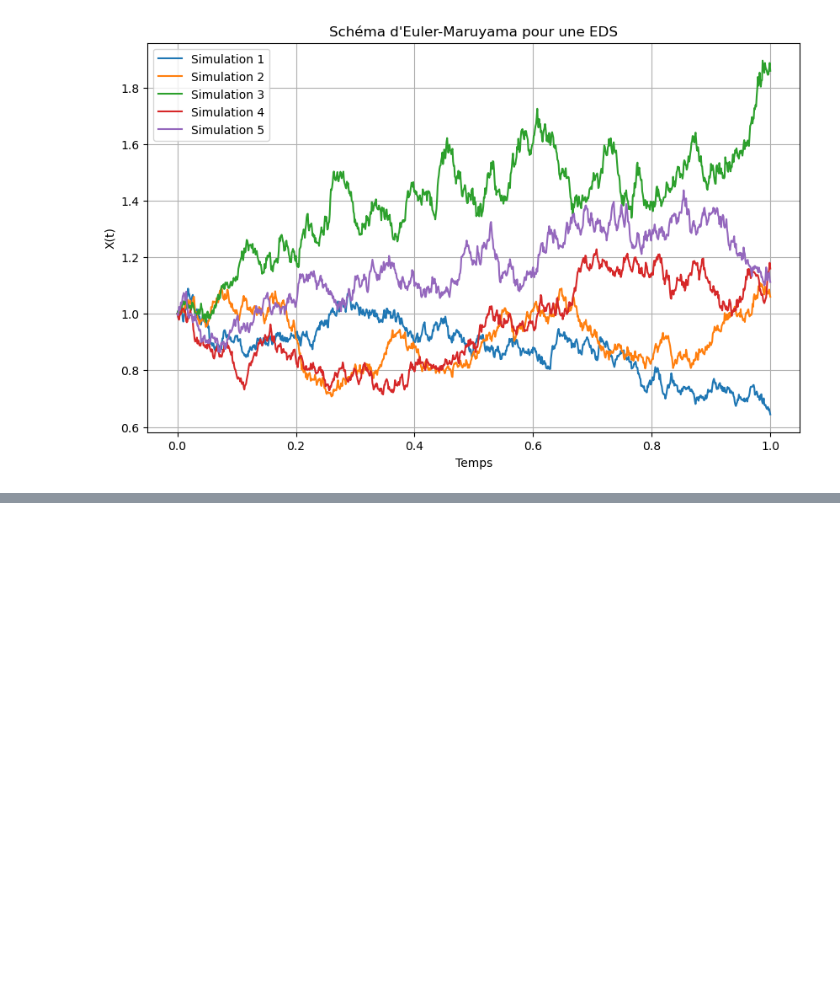
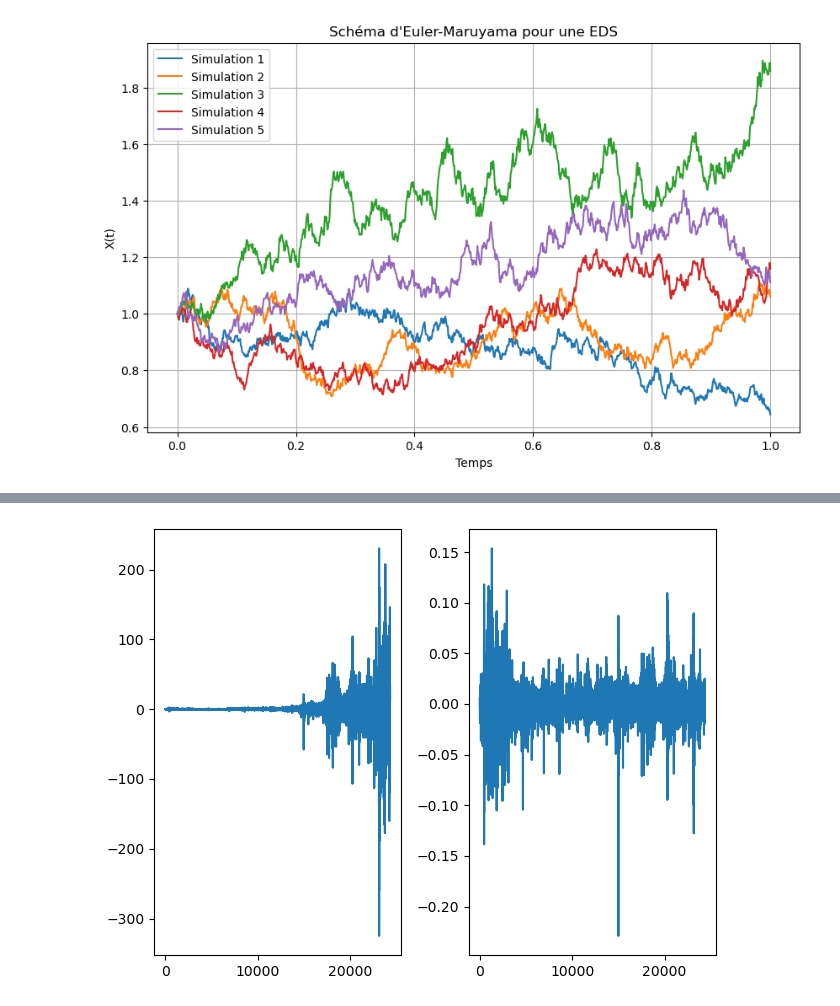
Before and after one commit to alexandreviard/DL-Portfolio-CMAP, a Jupyter notebook: test_NB.ipynb, the cells around one changed output, grey strips where cells are left out. Saved outputs shown, nothing was run; the diff lists cells and outputs as text; code cells hidden in the pictures; blank space fills up the shorter version.

```diff
--- a/test_NB.ipynb
+++ b/test_NB.ipynb
@@ -110,0 +135,11 @@ plt.show()
+# %%
+market_data['a_returns'] = close - close.shift(1)
+market_data['l_returns'] = np.log(close / close.shift(1))
+# %%
+plt.subplot(121)
+plt.plot(market_data['a_returns'])
+plt.subplot(122)
+plt.plot(market_data['l_returns'])
+plt.tight_layout()
+# %% [output]
+[figure, added]
```
Also changed, not shown: parts of 9 cells of this notebook, 2 other files.
